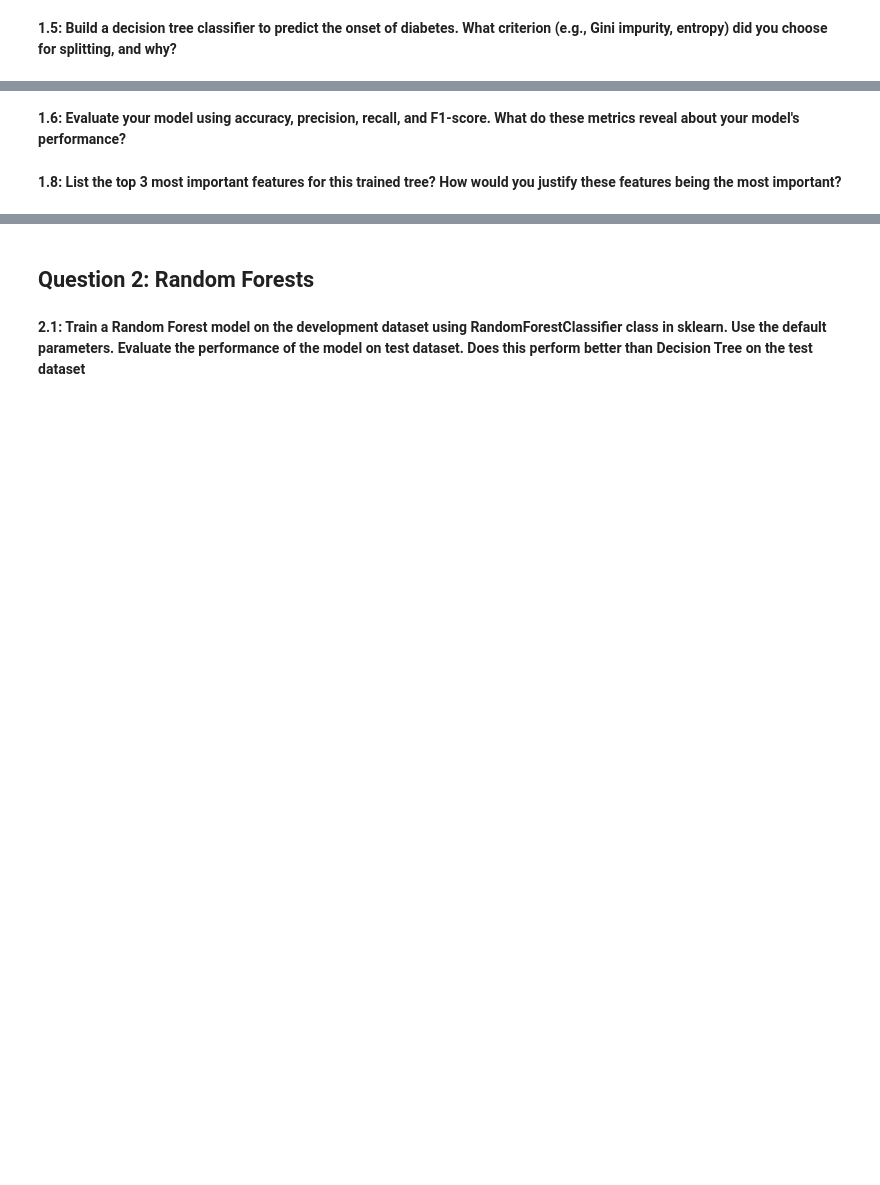
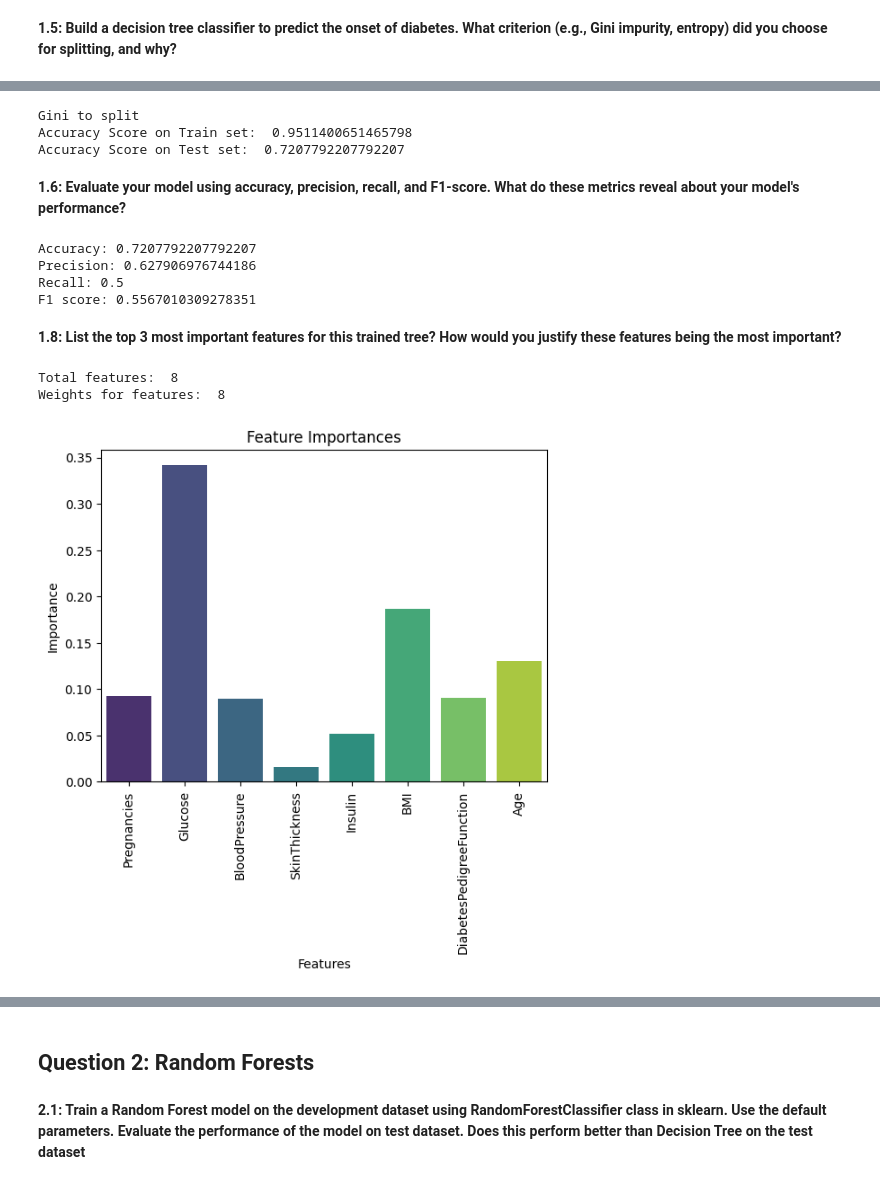
Before and after one commit to Apurva3509/Applied-Machine-Learning, a Jupyter notebook: 2/AML_HW2_Spring2024_Questions.ipynb, the cells around one changed output, grey strips where cells are left out. Drawn from its saved outputs; the diff is of its cells as text; code cells hidden in the pictures; blank space fills up the shorter version.

```diff
--- a/2/AML_HW2_Spring2024_Questions.ipynb
+++ b/2/AML_HW2_Spring2024_Questions.ipynb
@@ -50,0 +178,5 @@ from sklearn.preprocessing import OrdinalEncoder
+# %%
+df1_y_array = df1_y.to_numpy()
+df1_y = df1_y_array.reshape(-1, 1)
+
+print(df1_y.shape)
@@ -50,0 +185,12 @@ from sklearn.preprocessing import OrdinalEncoder
+# %%
+X_train, X_test, y_train, y_test = train_test_split(df1_X, df1_y, test_size=0.2, random_state=42, stratify=df1_y)
+# X_train, X_val, y_train, y_val = train_test_split(X_dev, y_dev, test_size=0.25, random_state=42, stratify=y_dev)
+
+print("Shape of X_train:", X_train.shape)
+print("Shape of y_train:", y_train.shape)
+
+# print("Shape of y_train:", X_val.shape)
+# print("Shape of y_train:", y_val.shape)
+
+print("Shape of X_test:", X_test.shape)
+print("Shape of y_test:", y_test.shape)
@@ -55,2 +208,12 @@ from sklearn.preprocessing import OrdinalEncoder
+# %%
+pipe_gini = DecisionTreeClassifier(max_depth=10, criterion='gini')
+pipe_gini.fit(X_train, y_train)
+print("Gini to split")
+print("Accuracy Score on Train set: ", pipe_gini.score(X_train, y_train))
+print("Accuracy Score on Test set: ", pipe_gini.score(X_test, y_test))
+# %% [output]
+Gini to split
+Accuracy Score on Train set:  0.9511400651465798
+Accuracy Score on Test set:  0.7207792207792207
 # %% [markdown]
 **1.6: Evaluate your model using accuracy, precision, recall, and F1-score. What do these metrics reveal about your model's performance?**
@@ -59,2 +222,19 @@ from sklearn.preprocessing import OrdinalEncoder
+# %%
+y_pred = pipe_gini.predict(X_test)
+
+accuracy = accuracy_score(y_test, y_pred)
+precision = precision_score(y_test, y_pred)
+recall = recall_score(y_test, y_pred)
+f1 = f1_score(y_test, y_pred)
+
+print("Accuracy:", accuracy)
+print("Precision:", precision)
+print("Recall:", recall)
+print("F1 score:", f1)
+# %% [output]
+Accuracy: 0.7207792207792207
+Precision: 0.627906976744186
+Recall: 0.5
+F1 score: 0.5567010309278351
 # %% [markdown]
 **1.8: List the top 3 most important features for this trained tree? How would you justify these features being the most important?**
@@ -60,0 +244,18 @@ from sklearn.preprocessing import OrdinalEncoder
+# %%
+features = ['Pregnancies', 'Glucose', 'BloodPressure', 'SkinThickness', 'Insulin', 'BMI', 'DiabetesPedigreeFunction', 'Age']
+feat_imp = pipe_gini.feature_importances_
+
+print("Total features: ",len(features))
+print("Weights for features: ", len(feat_imp))
+# %% [output]
+Total features:  8
+Weights for features:  8
+# %%
+ax = sns.barplot(x=list(features), y=list(feat_imp), palette='viridis')
+ax.set_xlabel('Features')
+ax.set_ylabel('Importance')
+ax.set_title('Feature Importances')
+ax.tick_params(axis='x', rotation=90)
+plt.show()
+# %% [output]
+[figure, added]
```
Also changed, not shown: parts of 46 cells of this notebook.
